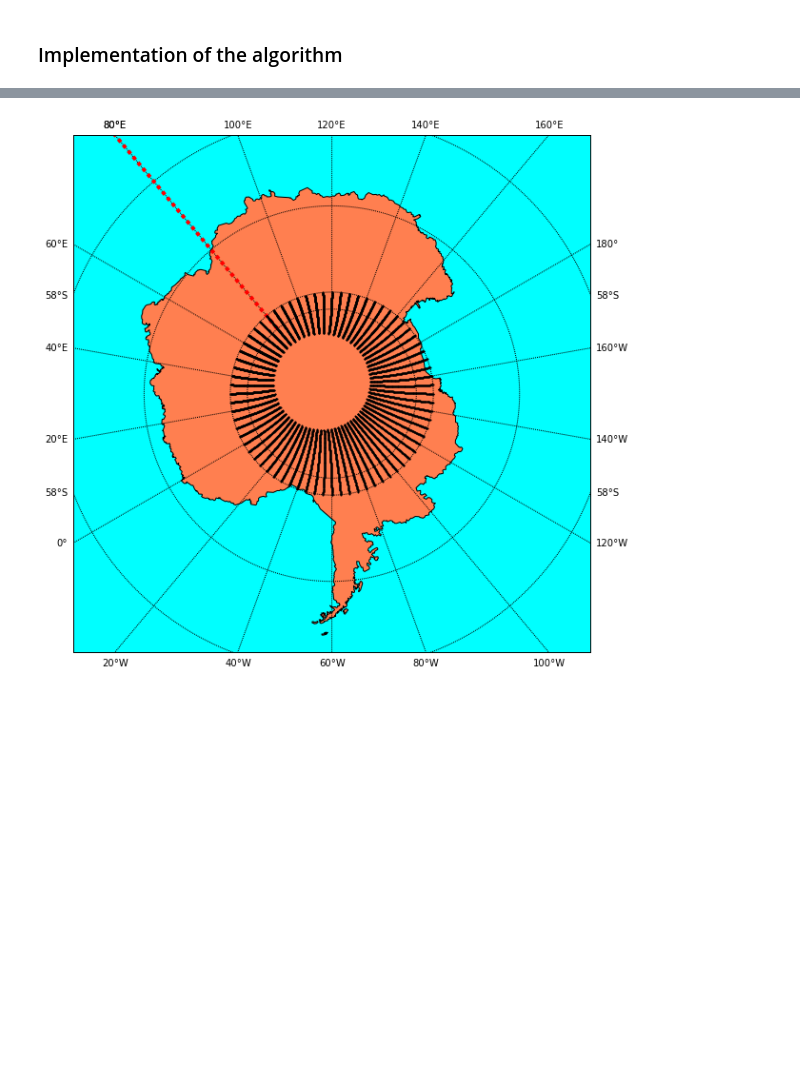
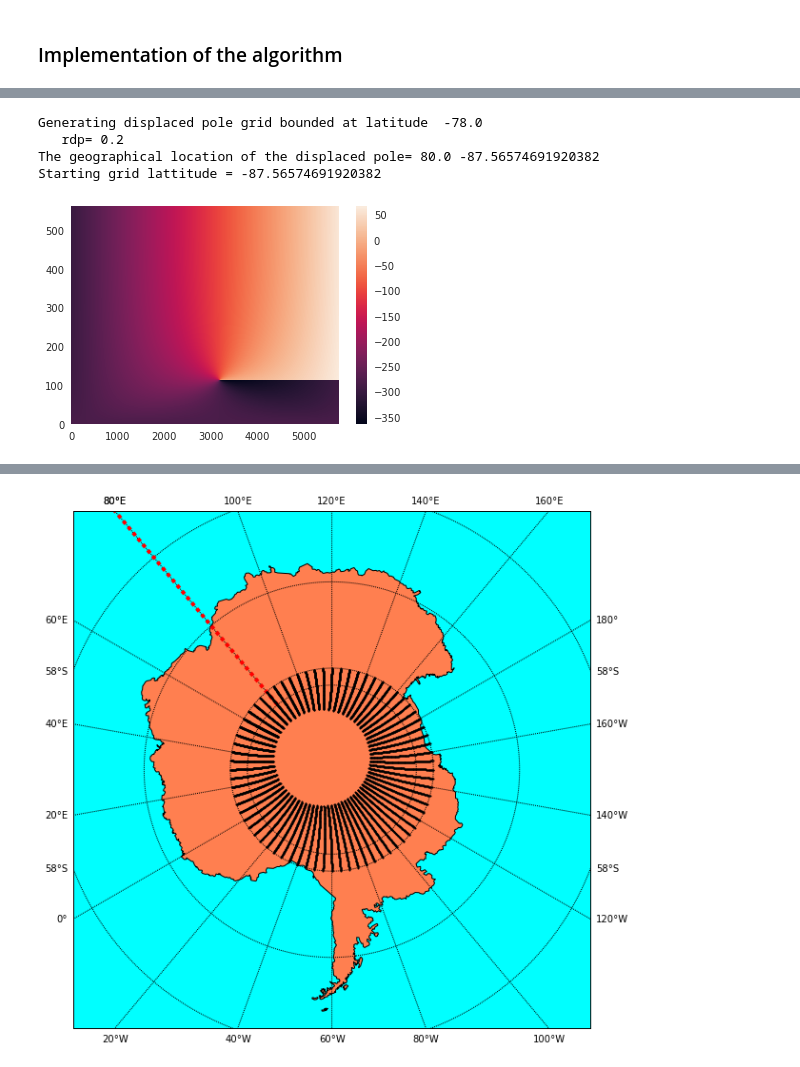
Before and after one commit to nikizadehgfdl/grid_generation, a Jupyter notebook: jupynotebooks/southern_displaced_pole_cap_grid-new.ipynb, the cells around one changed output, grey strips where cells are left out. Cells and saved outputs as stored; diff of their text form; code cells hidden in the pictures; blank space fills up the shorter version.

Commit message:
Updated the regional_grid notebook

```diff
--- a/jupynotebooks/southern_displaced_pole_cap_grid-new.ipynb
+++ b/jupynotebooks/southern_displaced_pole_cap_grid-new.ipynb
@@ -279,0 +249,37 @@ displacedPoleCap_plot(x_s,y_s,lon0,lon_dp,lat0_SO)
+# %%
+#Generate the southern cap grid
+#
+lon_dp=80.0   # longitude of the displaced pole
+r_dp =0.2
+Nj_scap = int(refineR *  40) #To get the same number of points as existing 1/4 degree grids that were generated with MIDAS
+Nj_scap = Nj_scap *7//4
+doughnut = 0.0 # 0.28 *7/4
+lat0_SC=lat0_SO
+
+lamSC,phiSC = generate_displaced_pole_grid(Ni,Nj_scap,lon0,lat0_SC,lon_dp,r_dp)
+
+lat_dp = -90 + np.arctan(r_dp*np.tan((90+lat0_SC)*np.pi/180))*180/np.pi
+print("The geographical location of the displaced pole=",lon_dp,lat_dp)
+
+if(doughnut != 0.0):
+    jmin=np.ceil(doughnut*Nj_scap)
+    jmin=jmin+np.mod(jmin,2)
+    jmint = int(jmin)
+    lamSC = lamSC[jmint:,:]
+    phiSC = phiSC[jmint:,:]
+
+if(phiSC.shape[0]%2 == 0 and ensure_nj_even):
+    print("   The number of j's is not even. Fixing this by cutting one row at south.")
+    lamSC = np.delete(lamSC,0,0)
+    phiSC = np.delete(phiSC,0,0)
+
+print("Starting grid lattitude =", phiSC[0,0])
+# %% [output]
+Generating displaced pole grid bounded at latitude  -78.0
+   rdp= 0.2
+The geographical location of the displaced pole= 80.0 -87.56574691920382
+Starting grid lattitude = -87.56574691920382
+# %%
+plt.pcolormesh(lamSC); plt.colorbar();
+# %% [output]
+[figure, added]
```
Also changed, not shown: parts of 7 cells of this notebook, 2 other files.
